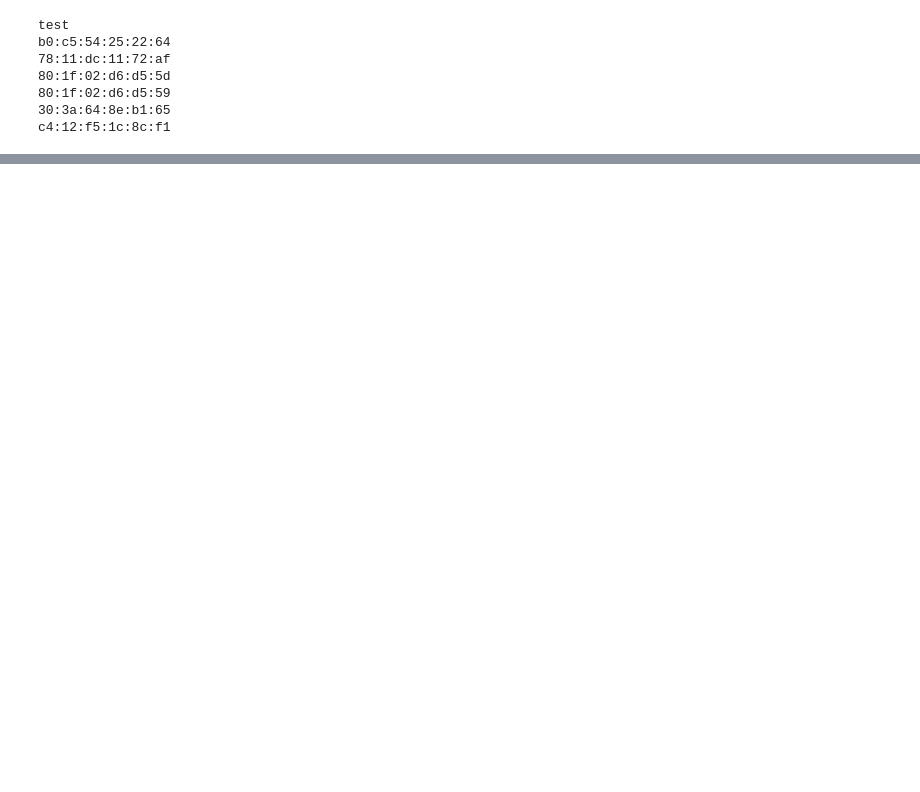
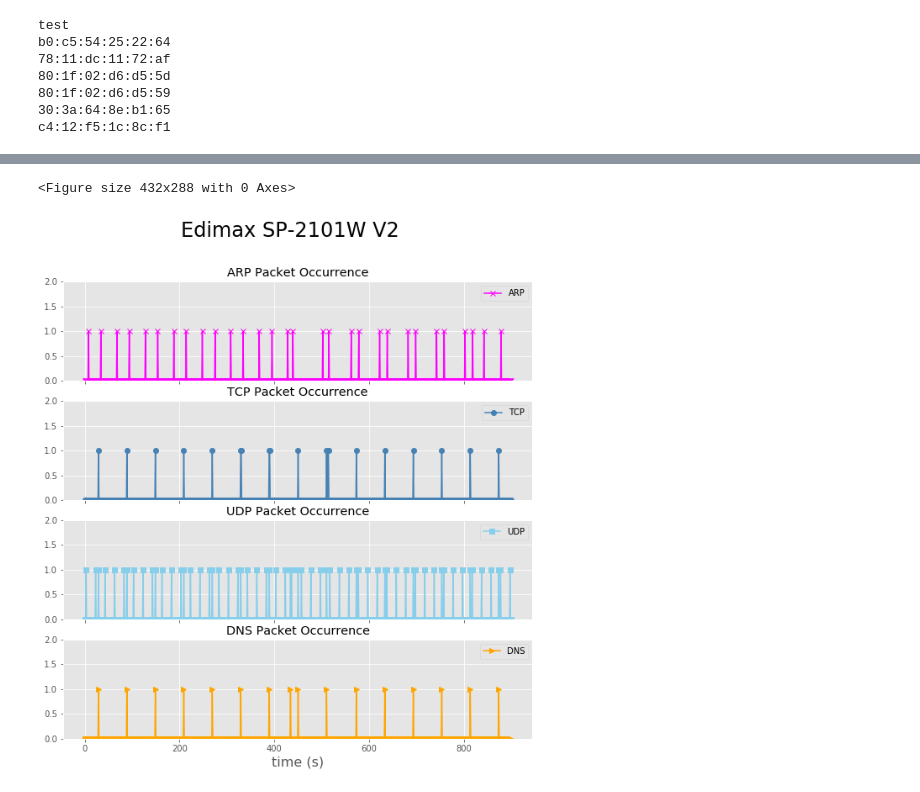
Before and after one commit to moraeyeowoo/anomaly, a Jupyter notebook: report.ipynb, the cells around one changed output, grey strips where cells are left out. Cells and saved outputs as stored; diff of their text form; code cells hidden in the pictures; blank space fills up the shorter version.

```diff
--- a/report.ipynb
+++ b/report.ipynb
@@ -154,3 +191,32 @@ SSDP
+# %%
+edimax1_arp_ts = get_time_series(edimax1_packets, ARP)
+edimax1_tcp_ts = get_time_series(edimax1_packets, TCP)
+edimax1_dns_ts = get_time_series(edimax1_packets, DNS)
+edimax1_udp_ts = get_time_series(edimax1_packets, UDP)
+
+plt.style.use('ggplot')
+plt.subplots_adjust(hspace=0.1)
+x = list(range(0,900))
+fig, axs = plt.subplots(4, sharex=True, sharey=True,figsize=(10,10))
+fig.suptitle('Edimax SP-2101W V2',fontsize=24)
+axs[0].plot(x, edimax1_arp_ts[900:1800],'-x',color='magenta')
+axs[0].set_ylim([0, 2])
+axs[0].legend(['ARP'])
+axs[0].set_title('ARP Packet Occurrence')
+axs[1].plot(x, edimax1_tcp_ts[900:1800],'-o',color='steelblue')
+axs[1].legend(['TCP'])
+axs[1].set_title('TCP Packet Occurrence')
+axs[2].plot(x, edimax1_udp_ts[900:1800],'-s', color='skyblue')
+axs[2].legend(['UDP'])
+axs[2].set_title('UDP Packet Occurrence')
+axs[3].plot(x, edimax1_dns_ts[900:1800],'->',color='orange')
+axs[3].legend(['DNS'])
+axs[3].set_title('DNS Packet Occurrence')
+axs[3].set_xlabel('time (s)',fontsize=16)
+plt.savefig("edimax.png")
+# %% [output]
+<Figure size 432x288 with 0 Axes>
+[figure, added]
 # %%
 edimax2 = devices[4]
 edimax2_packets = edimax2.packet_set.all()
```
Also changed, not shown: parts of 16 cells of this notebook, 8 other files.
